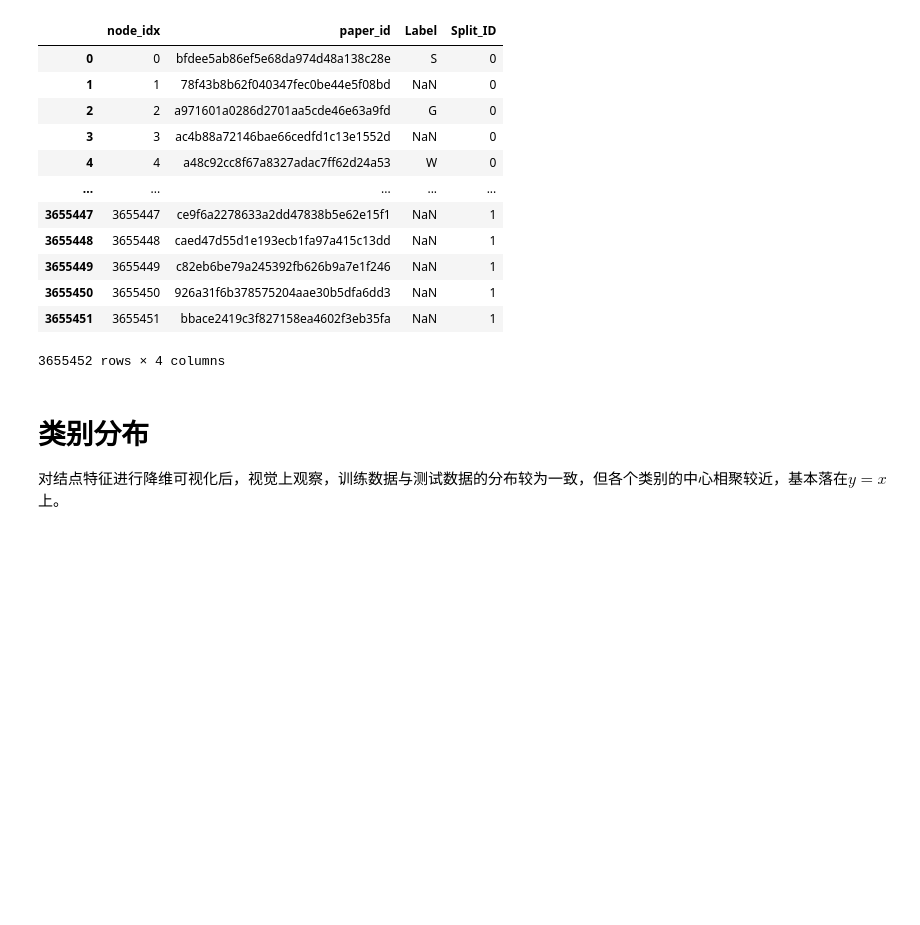
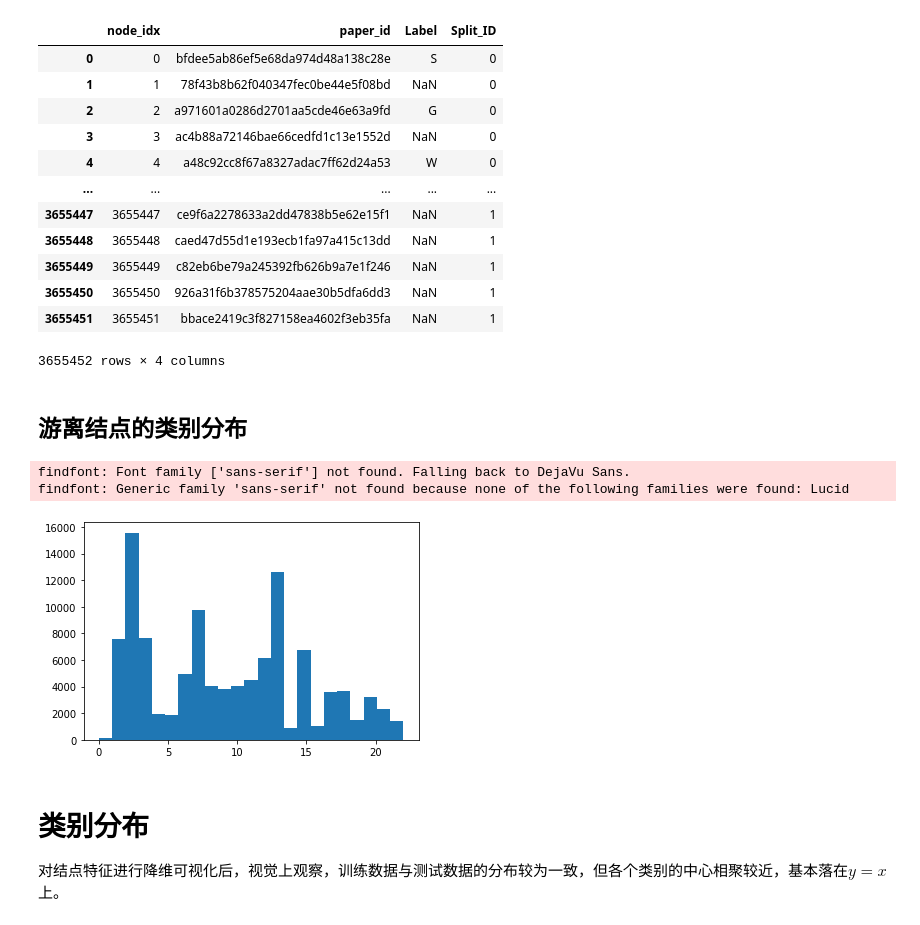
Before and after one commit to GZYZG/2021-maxp-dgl-ml, a Jupyter notebook: data-analysis.ipynb, the cells around one changed output. Cells and saved outputs as stored; diff of their text form; code cells hidden in the pictures; blank space fills up the shorter version.

```diff
--- a/data-analysis.ipynb
+++ b/data-analysis.ipynb
@@ -55,6 +58,6 @@ paper_idx = dict(zip(id_labels['paper_id'].to_list(), id_labels['node_idx'].to_l
 # %%
 # 将原来的边列表转换为node_idx的边列表
-edges_idx = pd.DataFrame({'node_idx': edges['paper_id'].apply(lambda e: paper_idx[e]), 'reference_node_id': edges['reference_paper_id'].apply(lambda e: paper_idx[e])})
+edges_idx = pd.DataFrame({'node_idx': edges['paper_id'].apply(lambda e: paper_idx[e]), 'reference_node_idx': edges['reference_paper_id'].apply(lambda e: paper_idx[e])})
 edges_idx
 # %% [output]
 |  | node_idx | reference_node_idx |
@@ -145,6 +150,15 @@ id_labels
 | 3655450 | 3655450 | 926a31f6b378575204aae30b5dfa6dd3 | NaN | 1 |
 | 3655451 | 3655451 | bbace2419c3f827158ea4602f3eb35fa | NaN | 1 |
 3655452 rows × 4 columns
+# %% [markdown]
+## 游离结点的类别分布
+# %%
+# 游离结点的类别分布与总体类别分布基本一致
+_ = plt.hist(labels['label'][free_tri], bins=23, log=0, density=0)
+# %% [output]
+findfont: Font family ['sans-serif'] not found. Falling back to DejaVu Sans.
+findfont: Generic family 'sans-serif' not found because none of the following families were found: Lucid
+[figure, added]
 # %% [markdown]
 # 类别分布
 
```
Also changed, not shown: parts of 15 cells of this notebook.
